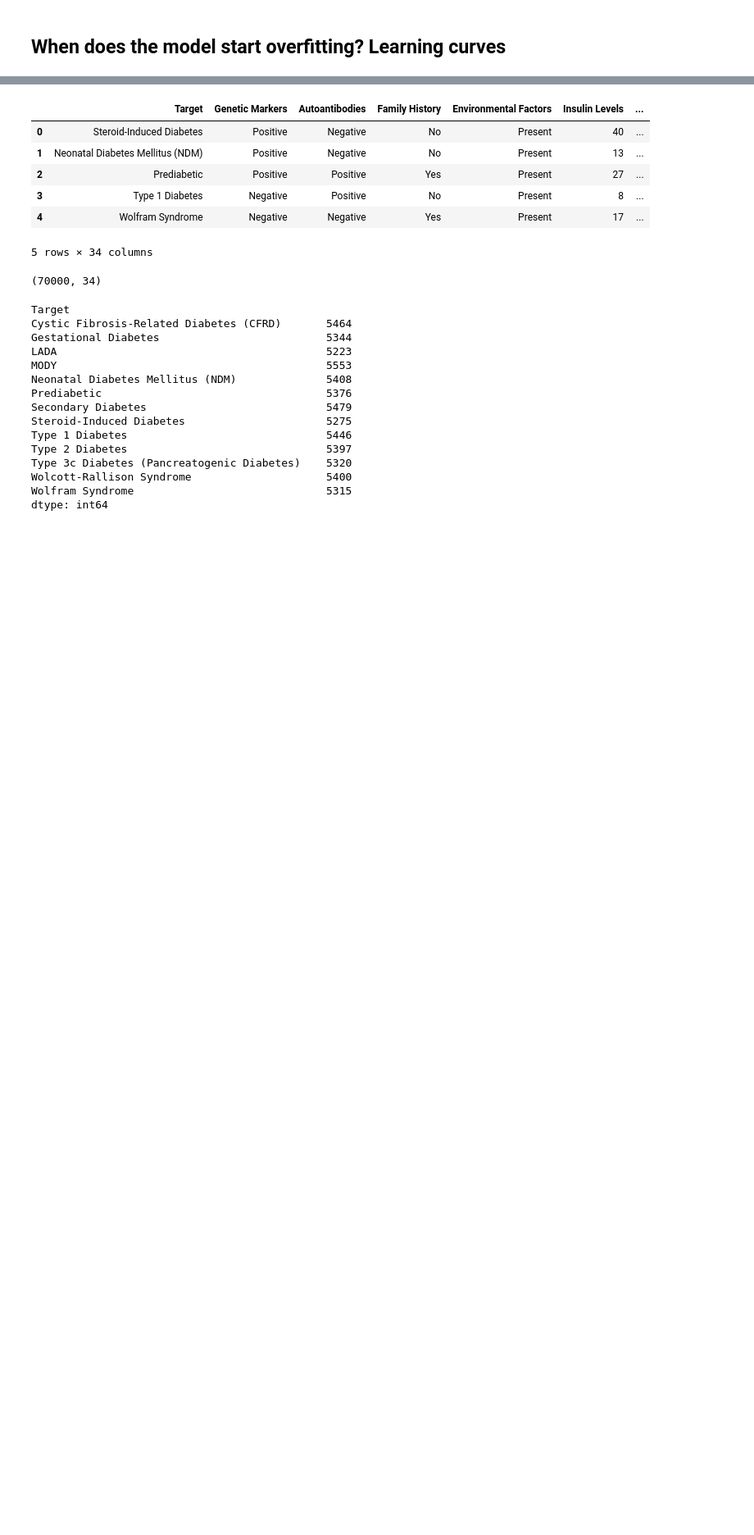
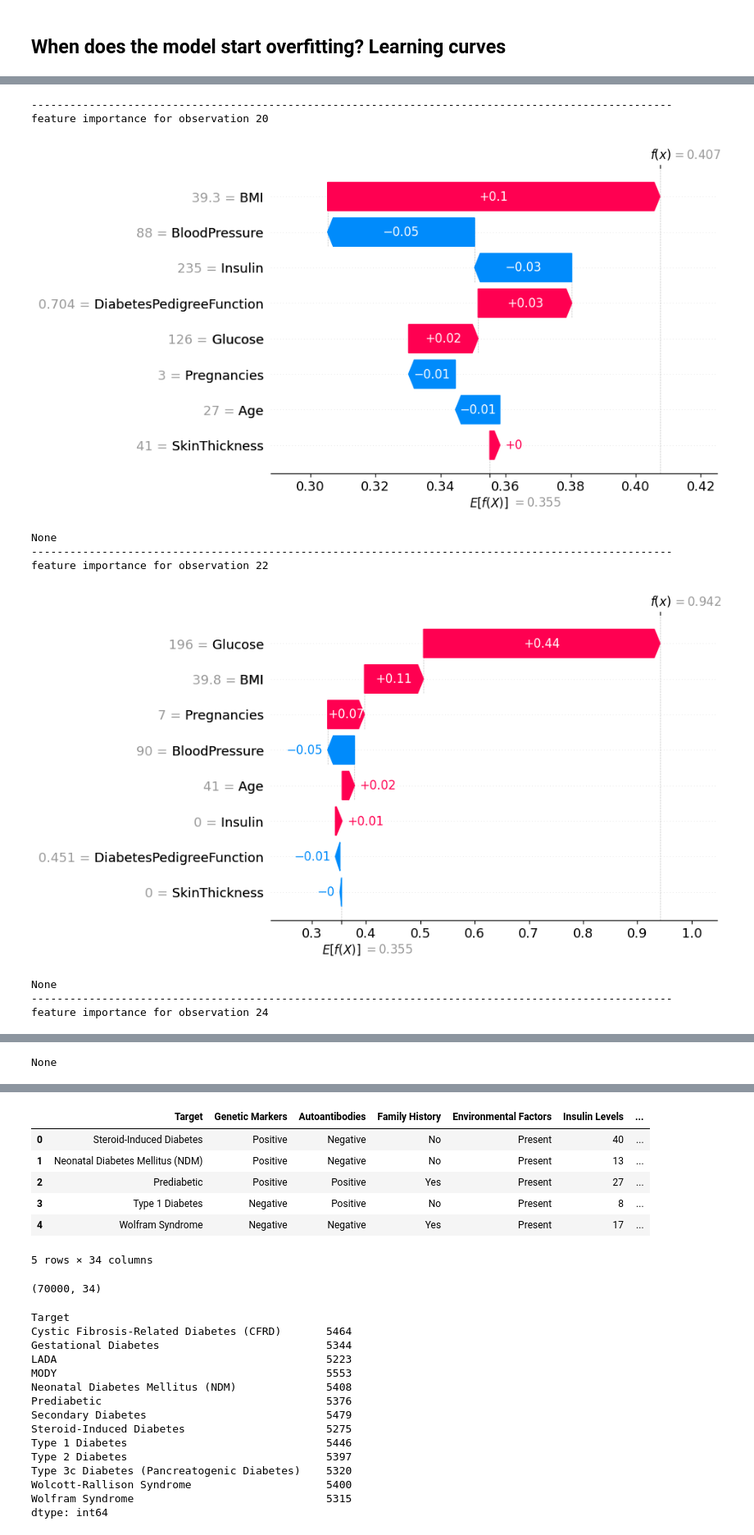
Before and after one commit to mandar-karhade/Medcon2024, a Jupyter notebook: Notebooks/2025_AI_summit_ML_to_use_data2.ipynb, the cells around one changed output, grey strips where cells are left out. Shown at 82% size. Saved outputs shown, nothing was run; the diff lists cells and outputs as text; code cells hidden in the pictures; blank space fills up the shorter version.

```diff
--- a/Notebooks/2025_AI_summit_ML_to_use_data2.ipynb
+++ b/Notebooks/2025_AI_summit_ML_to_use_data2.ipynb
@@ -662,6 +581,0 @@ AttributeError: 'NoneType' object has no attribute 'show'
-# %%
-plot_learning_curve_hyperparameters(X, y, 'max_depth', range(1, 21))
-plot_learning_curve_hyperparameters(X, y, 'min_samples_split', range(2, 21))
-plot_learning_curve_hyperparameters(X, y, 'min_samples_leaf', range(1, 21))
-plot_learning_curve_hyperparameters(X, y, 'max_features', ['sqrt', 'log2'] + list(np.arange(0.1, 1.1, 0.1)))
-plot_learning_curve_hyperparameters(X, y, 'bootstrap', [True, False])
@@ -673,0 +582,34 @@ plot_learning_curve_hyperparameters(X, y, 'bootstrap', [True, False])
+# %%
+
+def plot_shap_analysis(model, X, observation):
+    """
+    Create SHAP visualizations for the model
+
+    Parameters:
+    model: trained model
+    X: feature dataset (pandas DataFrame)
+    plot_type: 'waterfall', 'beeswarm', or 'both'
+    """
+    # Calculate SHAP values using the newer Explainer API with additivity check disabled
+    explainer = shap.Explainer(model, X, check_additivity=True)
+    shap_values = explainer(X)
+    print(shap.plots.waterfall(shap_values[observation], max_display=14))
+
+model = LinearRegression()
+model.fit(X, y)
+title = "Shapely feature importance"
+
+for i in (20, 22, 24, 26):
+    print(f"{'-'*100} \nfeature importance for observation {i}")
+    plot_shap_analysis(model, X, i)
+# %% [output]
+----------------------------------------------------------------------------------------------------
+feature importance for observation 20
+[figure, added]
+None
+----------------------------------------------------------------------------------------------------
+feature importance for observation 22
+[figure, added]
+None
+----------------------------------------------------------------------------------------------------
+feature importance for observation 24
@@ -673,0 +621 @@ plot_learning_curve_hyperparameters(X, y, 'bootstrap', [True, False])
+None
```
Also changed, not shown: parts of 19 cells of this notebook, 2 other files.
